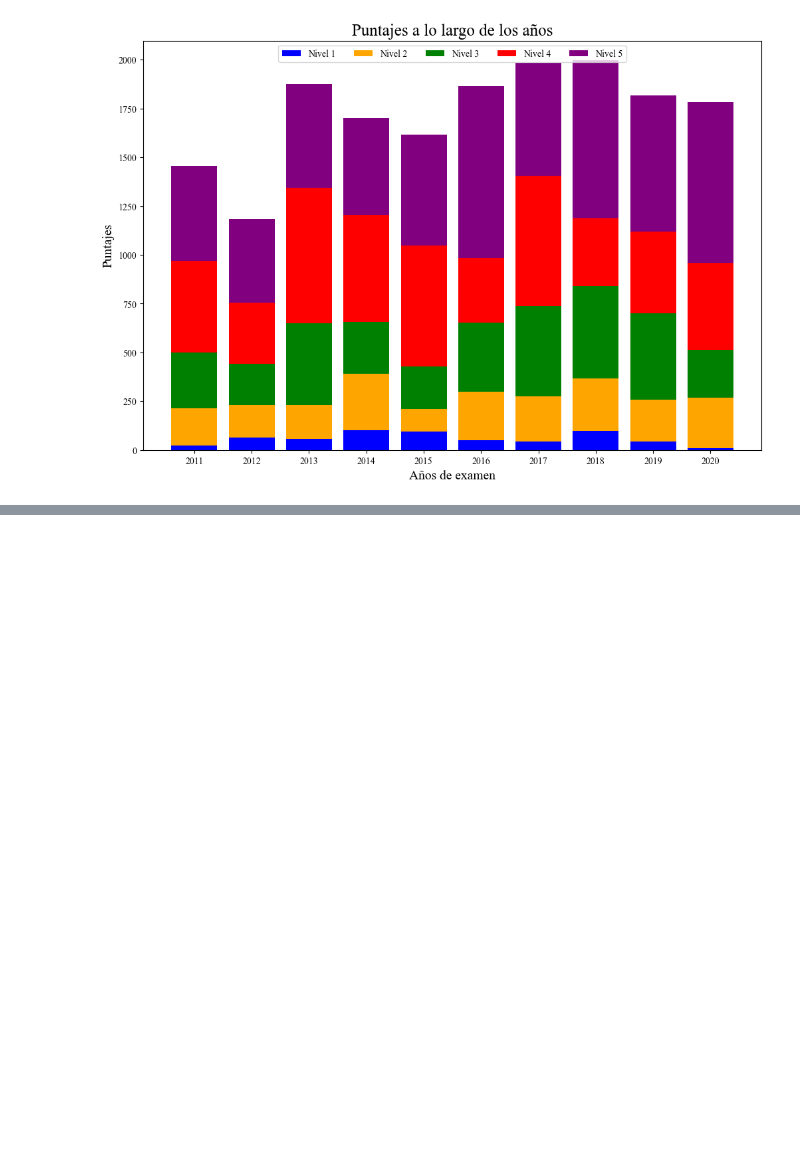
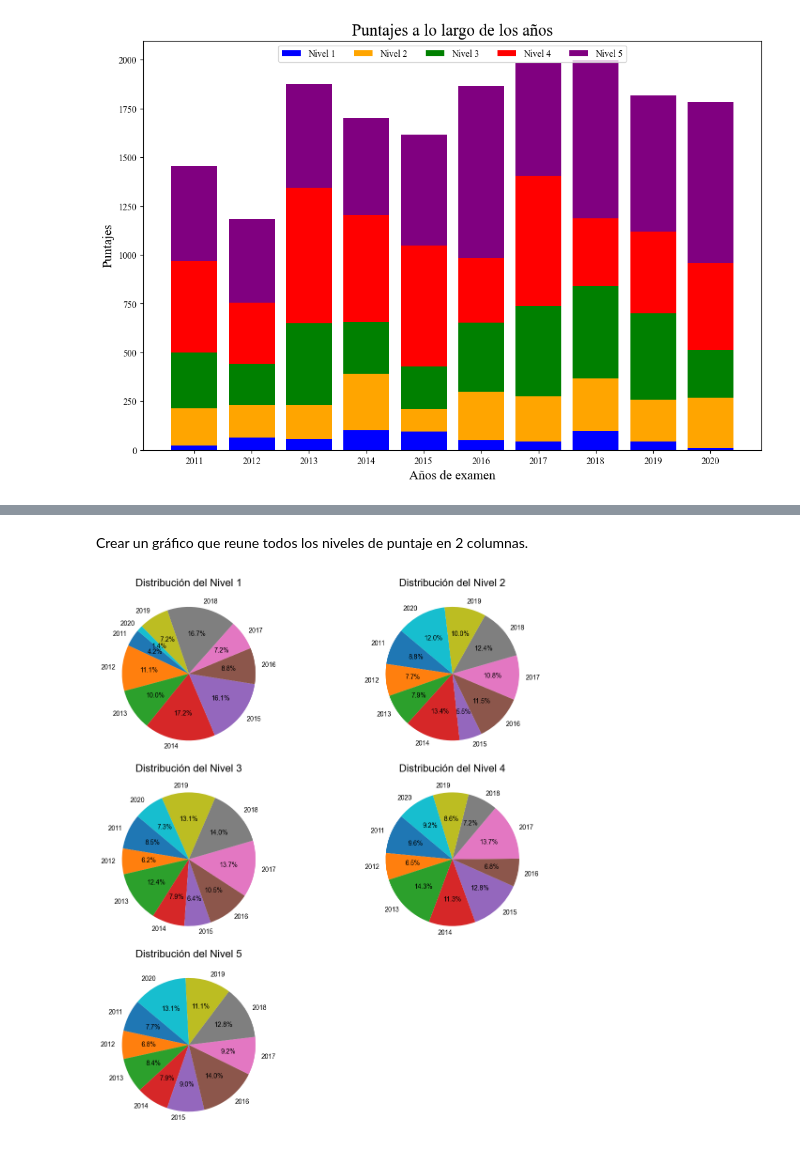
Before and after one commit to paranedagarcia/Data-Science, a Jupyter notebook: Visualizacion/Matplotlib.ipynb, the cells around one changed output, grey strips where cells are left out. Cells and saved outputs as stored; diff of their text form; code cells hidden in the pictures; blank space fills up the shorter version.

```diff
--- a/Visualizacion/Matplotlib.ipynb
+++ b/Visualizacion/Matplotlib.ipynb
@@ -132,0 +147,20 @@ plt.show()
+# %% [markdown]
+Crear un gráfico que reune todos los niveles de puntaje en 2 columnas.
+# %%
+fig, axs = plt.subplots(3, 2, figsize=(12, 18))
+niveles = [nivel1, nivel2, nivel3, nivel4, nivel5]
+titulos = ['Nivel 1', 'Nivel 2', 'Nivel 3', 'Nivel 4', 'Nivel 5']
+
+for i, (nivel, titulo) in enumerate(zip(niveles, titulos)):
+    row, col = divmod(i, 2)
+    axs[row, col].pie(nivel, labels=years, autopct='%1.1f%%', startangle=140)
+    axs[row, col].set_title(f'Distribución del {titulo}', fontsize=16)
+    axs[row, col].figure.set_size_inches(12, 12)
+
+# Eliminar el subplot vacío (última celda)
+axs[2, 1].axis('off')
+
+plt.tight_layout()
+plt.show()
+# %% [output]
+[figure, added]
```
Also changed, not shown: parts of 8 cells of this notebook.
